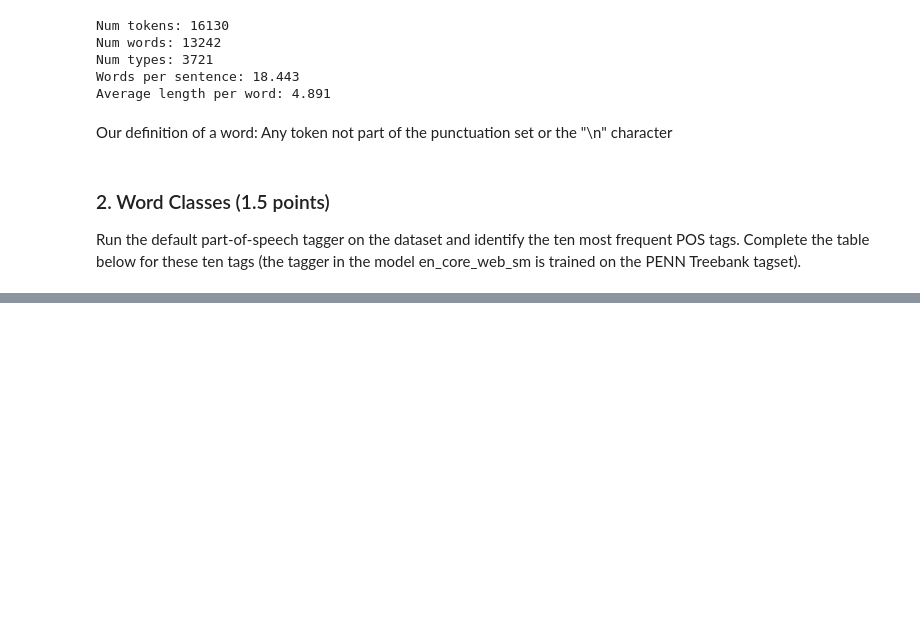
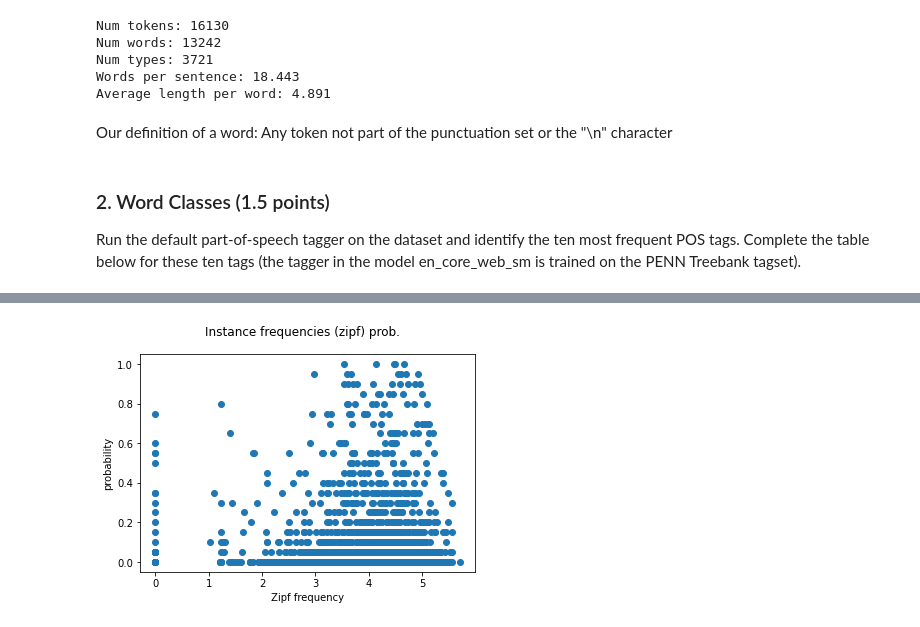
Before and after one commit to Pmobilee/NLPT, a Jupyter notebook: ASSIGNMENT_1.ipynb, the cells around one changed output, grey strips where cells are left out. Saved outputs shown, nothing was run; the diff lists cells and outputs as text; code cells hidden in the pictures; blank space fills up the shorter version.

```diff
--- a/ASSIGNMENT_1.ipynb
+++ b/ASSIGNMENT_1.ipynb
@@ -246,0 +515,9 @@ and POS trigrams
+# %%
+plt.scatter(instances_frequencies, instances_prob)
+plt.suptitle("Instance frequencies (zipf) prob.")
+plt.ylabel("probability")
+plt.xlabel("Zipf frequency")
+plt.savefig(f"{cwd}\plots\A_8_2_frequency.png")
+plt.show()
+# %% [output]
+[figure, added]
```
Also changed, not shown: parts of 33 cells of this notebook, 4 other files.
